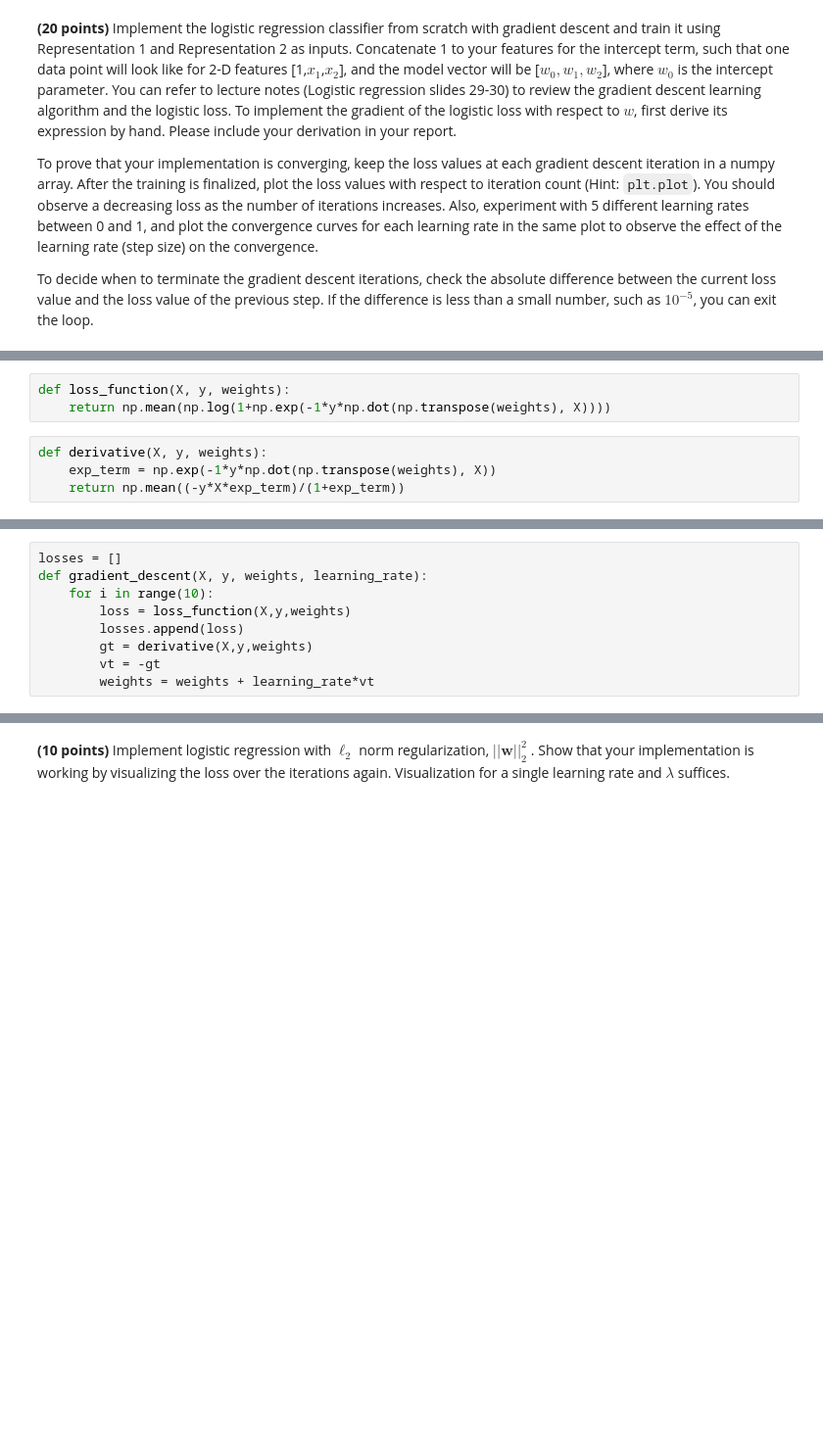
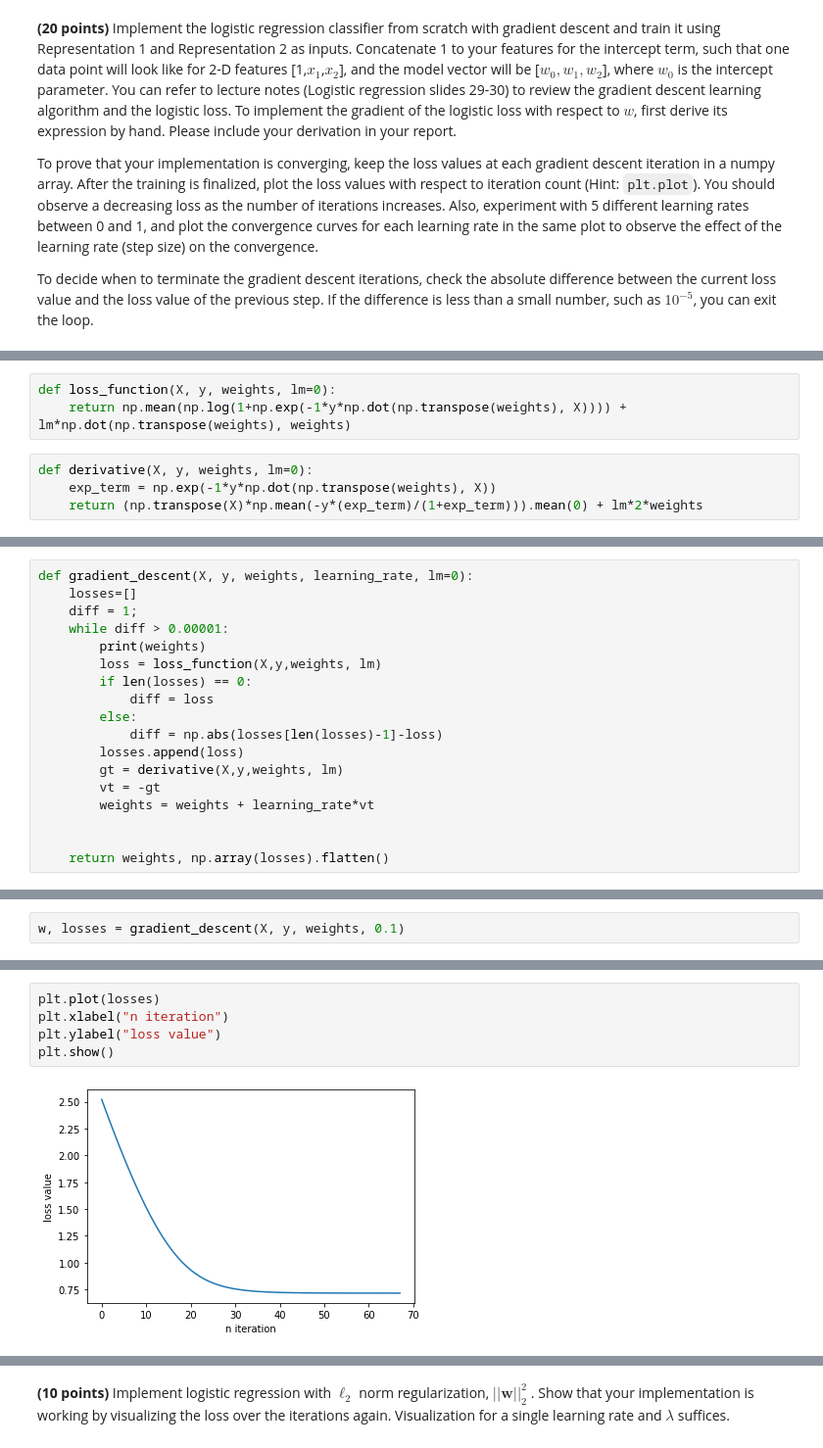
Before and after one commit to yavuzDemir21/Machine-Learning-Digit-Classifier, a Jupyter notebook: SolnTemplate_Yavuz.ipynb, the cells around one changed output, grey strips where cells are left out. Shown at 98% size. Drawn from its saved outputs; the diff is of its cells as text; blank space fills up the shorter version.

Commit message:
gradient descent algorithm fixing but not entirely I guess dunno

```diff
--- a/SolnTemplate_Yavuz.ipynb
+++ b/SolnTemplate_Yavuz.ipynb
@@ -109,7 +102,7 @@ a.shape
 # %%
-def loss_function(X, y, weights):
-    return np.mean(np.log(1+np.exp(-1*y*np.dot(np.transpose(weights), X))))
+def loss_function(X, y, weights, lm=0):
+    return np.mean(np.log(1+np.exp(-1*y*np.dot(np.transpose(weights), X)))) + lm*np.dot(np.transpose(weights), weights)
 # %%
-def derivative(X, y, weights):
+def derivative(X, y, weights, lm=0):
     exp_term = np.exp(-1*y*np.dot(np.transpose(weights), X))
-    return np.mean((-y*X*exp_term)/(1+exp_term))
+    return (np.transpose(X)*np.mean(-y*(exp_term)/(1+exp_term))).mean(0) + lm*2*weights
@@ -124,9 +113,18 @@ loss_function(x,y,weights)
 # %%
-losses = []
-def gradient_descent(X, y, weights, learning_rate):
-    for i in range(10):
-        loss = loss_function(X,y,weights)
+def gradient_descent(X, y, weights, learning_rate, lm=0):
+    losses=[]
+    diff = 1;
+    while diff > 0.00001:
+        print(weights)
+        loss = loss_function(X,y,weights, lm)
+        if len(losses) == 0:
+            diff = loss
+        else:
+            diff = np.abs(losses[len(losses)-1]-loss)
         losses.append(loss)
-        gt = derivative(X,y,weights)
+        gt = derivative(X,y,weights, lm)
         vt = -gt
         weights = weights + learning_rate*vt
+
+
+    return weights, np.array(losses).flatten()
@@ -154,0 +131,2 @@ array([[-2],
+# %%
+w, losses = gradient_descent(X, y, weights, 0.1)
@@ -154,0 +151,7 @@ array([[-2],
+# %%
+plt.plot(losses)
+plt.xlabel("n iteration")
+plt.ylabel("loss value")
+plt.show()
+# %% [output]
+[figure, added]
```
Also changed, not shown: parts of 16 cells of this notebook.
